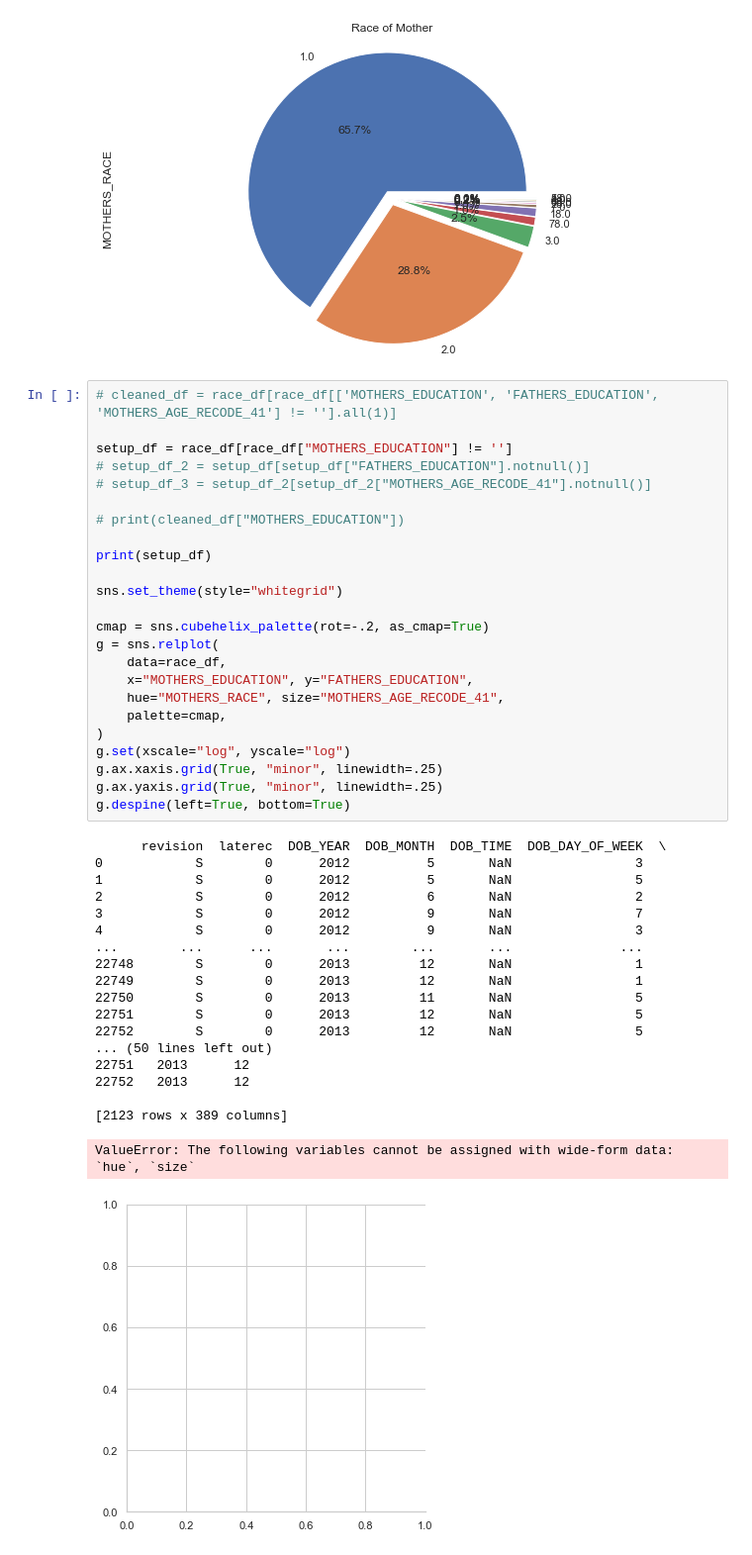
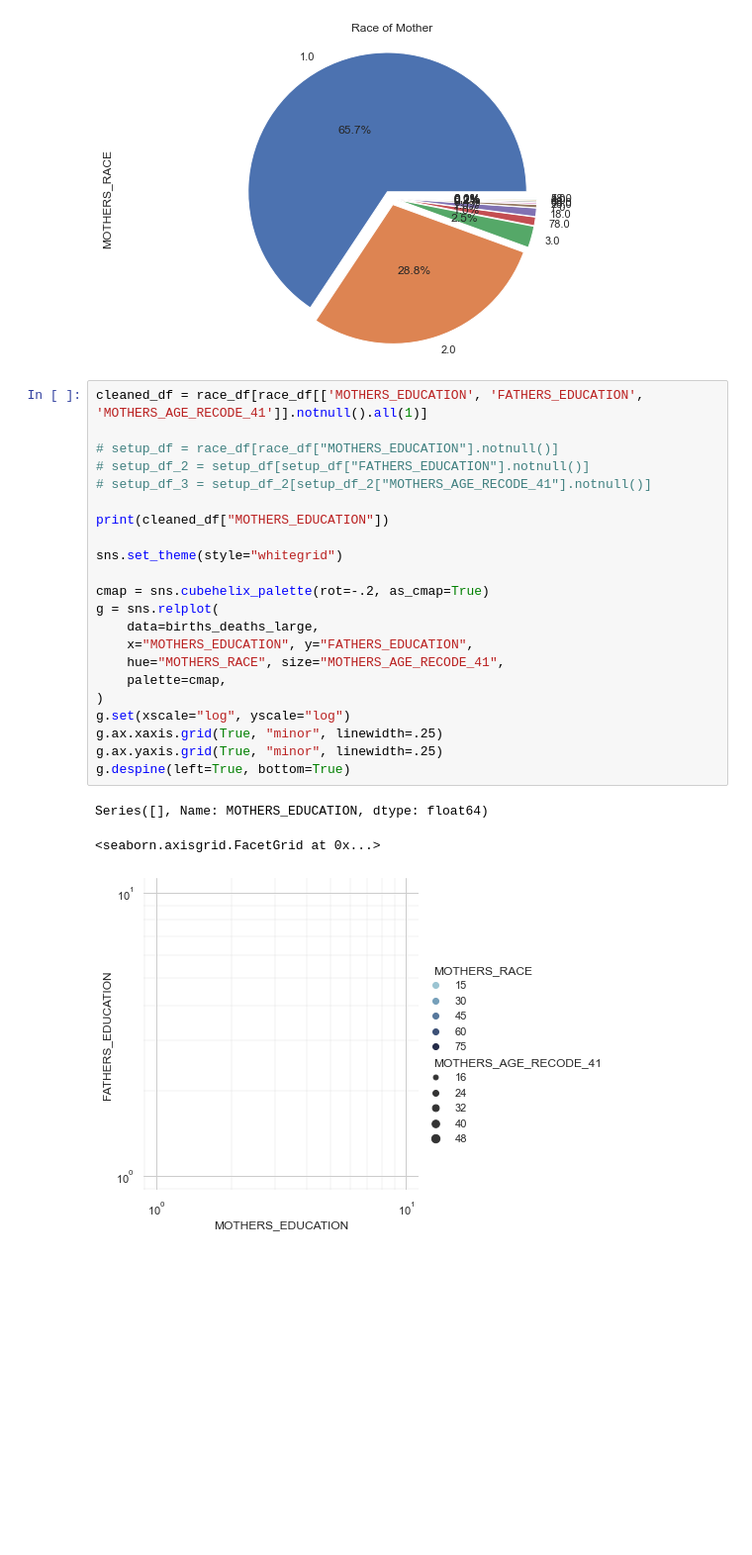
Before and after one commit to OliverCollins/team_32, a Jupyter notebook: ds4a.ipynb, the cells around one changed output. Shown: that part at 99% size. Drawn from its saved outputs; the diff is of its cells as text; blank space fills up the shorter version.

Commit message:
fix error with graph

```diff
--- a/ds4a.ipynb
+++ b/ds4a.ipynb
@@ -119,46 +119,28 @@ plt.title('Race of Mother')
 Text(0.5, 1.0, 'Race of Mother')
 [figure]
 # %%
-# cleaned_df = race_df[race_df[['MOTHERS_EDUCATION', 'FATHERS_EDUCATION', 'MOTHERS_AGE_RECODE_41'] != ''].all(1)]
+cleaned_df = race_df[race_df[['MOTHERS_EDUCATION', 'FATHERS_EDUCATION', 'MOTHERS_AGE_RECODE_41']].notnull().all(1)]
 
-setup_df = race_df[race_df["MOTHERS_EDUCATION"] != '']
+# setup_df = race_df[race_df["MOTHERS_EDUCATION"].notnull()]
 # setup_df_2 = setup_df[setup_df["FATHERS_EDUCATION"].notnull()]
 # setup_df_3 = setup_df_2[setup_df_2["MOTHERS_AGE_RECODE_41"].notnull()]
 
-# print(cleaned_df["MOTHERS_EDUCATION"])
-
-print(setup_df)
+print(cleaned_df["MOTHERS_EDUCATION"])
 
 sns.set_theme(style="whitegrid")
 
 cmap = sns.cubehelix_palette(rot=-.2, as_cmap=True)
 g = sns.relplot(
-    data=race_df,
+    data=births_deaths_large,
     x="MOTHERS_EDUCATION", y="FATHERS_EDUCATION",
     hue="MOTHERS_RACE", size="MOTHERS_AGE_RECODE_41",
     palette=cmap,
 )
 g.set(xscale="log", yscale="log")
 g.ax.xaxis.grid(True, "minor", linewidth=.25)
 g.ax.yaxis.grid(True, "minor", linewidth=.25)
 g.despine(left=True, bottom=True)
 # %% [output]
-      revision  laterec  DOB_YEAR  DOB_MONTH  DOB_TIME  DOB_DAY_OF_WEEK  \
-0            S        0      2012          5       NaN                3
-1            S        0      2012          5       NaN                5
-2            S        0      2012          6       NaN                2
-3            S        0      2012          9       NaN                7
-4            S        0      2012          9       NaN                3
-...        ...      ...       ...        ...       ...              ...
-22748        S        0      2013         12       NaN                1
-22749        S        0      2013         12       NaN                1
-22750        S        0      2013         11       NaN                5
-22751        S        0      2013         12       NaN                5
-22752        S        0      2013         12       NaN                5
-... (50 lines left out)
-22751   2013      12
-22752   2013      12
-
-[2123 rows x 389 columns]
+Series([], Name: MOTHERS_EDUCATION, dtype: float64)
-ValueError: The following variables cannot be assigned with wide-form data: `hue`, `size`
+<seaborn.axisgrid.FacetGrid at 0x...>
-[figure, old version]
+[figure, new version]
```
